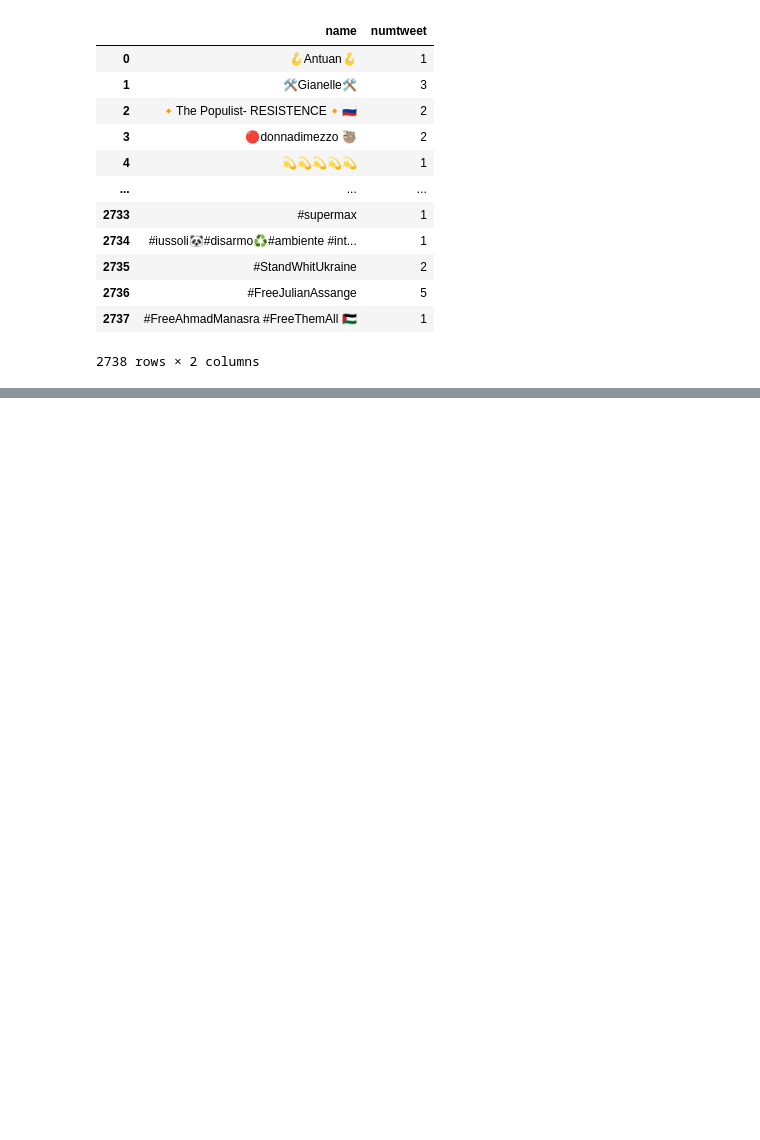
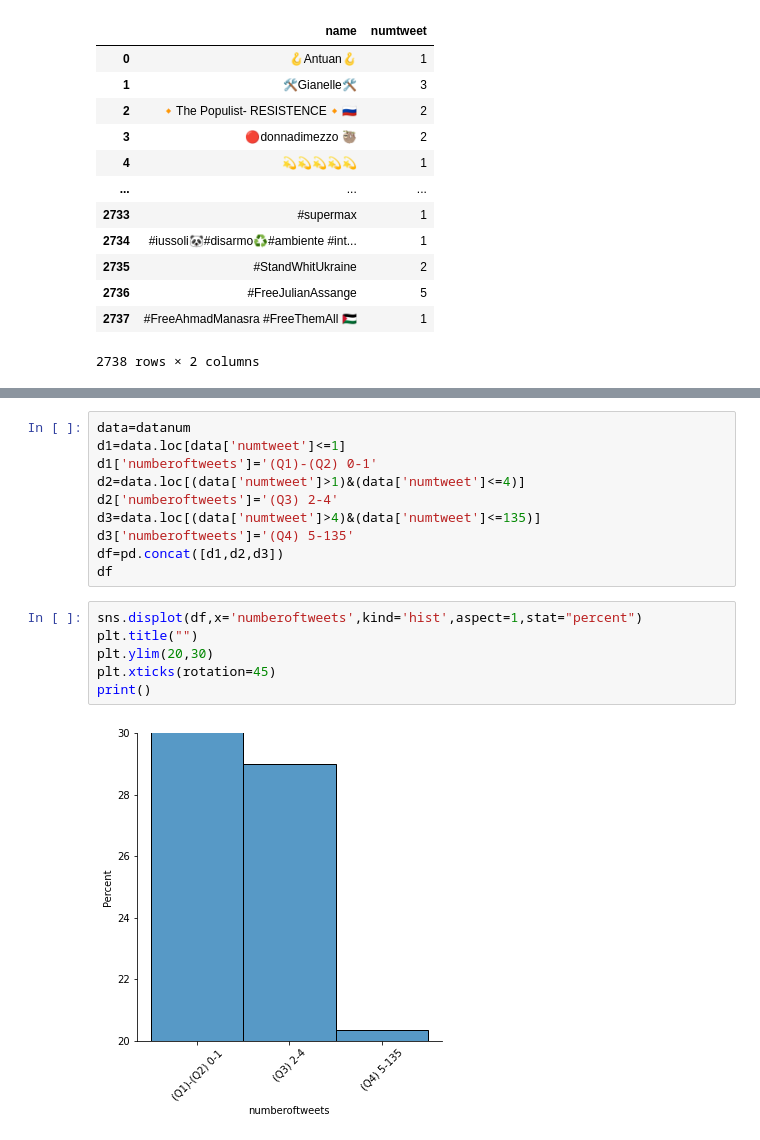
Before and after one commit to paolofesta/prove, a Jupyter notebook: TESI.ipynb, the cells around one changed output, grey strips where cells are left out. Saved outputs shown, nothing was run; the diff lists cells and outputs as text; blank space fills up the shorter version.

```diff
--- a/TESI.ipynb
+++ b/TESI.ipynb
@@ -1117,0 +1125,18 @@ e=pd.DataFrame(columns=[a,b,c,d])
+# %%
+data=datanum
+d1=data.loc[data['numtweet']<=1]
+d1['numberoftweets']='(Q1)-(Q2) 0-1'
+d2=data.loc[(data['numtweet']>1)&(data['numtweet']<=4)]
+d2['numberoftweets']='(Q3) 2-4'
+d3=data.loc[(data['numtweet']>4)&(data['numtweet']<=135)]
+d3['numberoftweets']='(Q4) 5-135'
+df=pd.concat([d1,d2,d3])
+df
+# %%
+sns.displot(df,x='numberoftweets',kind='hist',aspect=1,stat="percent")
+plt.title("")
+plt.ylim(20,30)
+plt.xticks(rotation=45)
+print()
+# %% [output]
+[figure, added]
```
Also changed, not shown: parts of 4 cells of this notebook.
